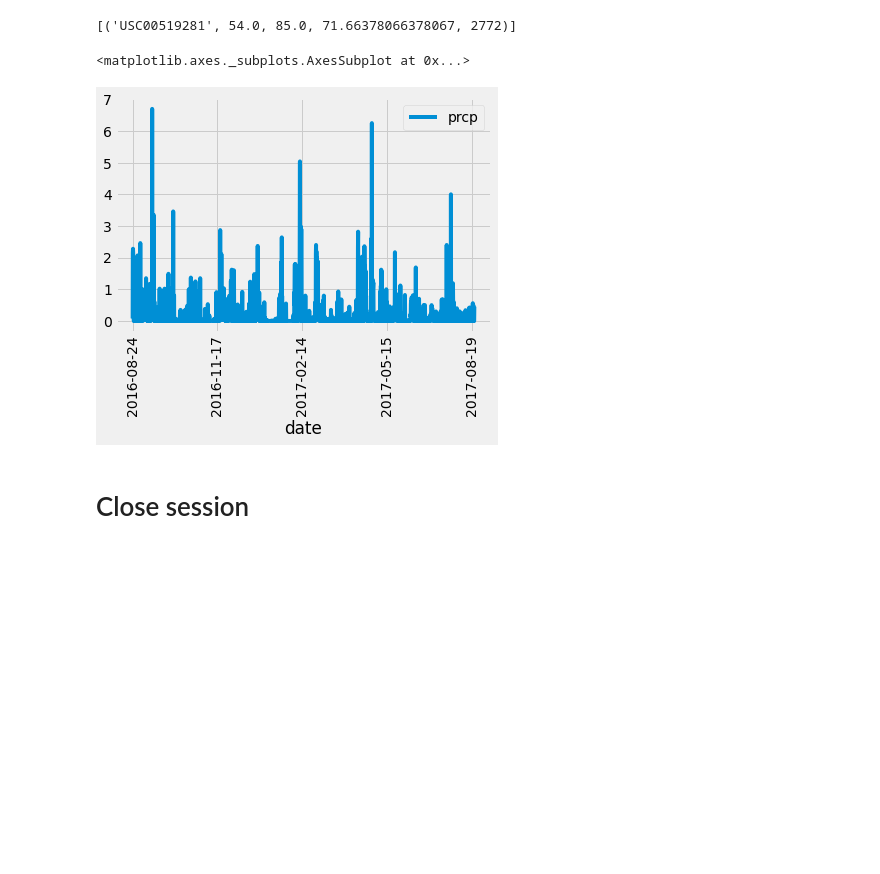
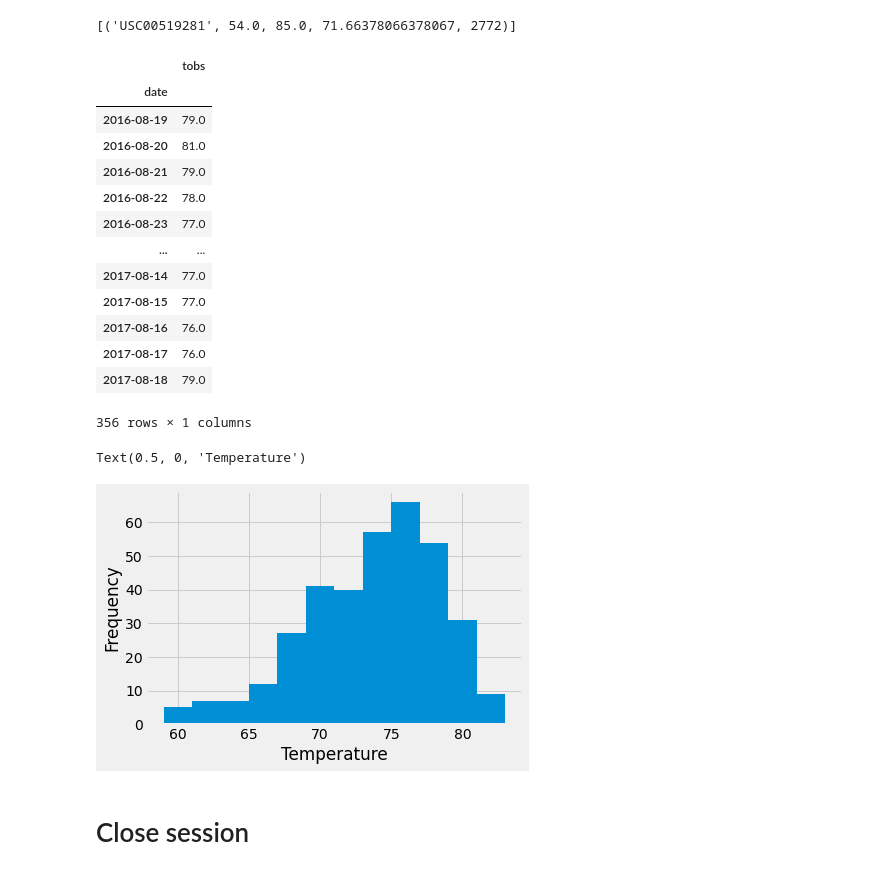
Before and after one commit to cspence001/climate_query_sqlalchemy, a Jupyter notebook: climate_starter.ipynb, the cells around one changed output. Saved outputs shown, nothing was run; the diff lists cells and outputs as text; code cells hidden in the pictures; blank space fills up the shorter version.

```diff
--- a/climate_starter.ipynb
+++ b/climate_starter.ipynb
@@ -208,19 +211,38 @@ last_date
 # Calculate the date one year from the last date in data set for most active station : USC00519281
 year_date = dt.datetime(2016, 8, 18)
 
-# Perform a query to retrieve the data and temperature measurements
+# Perform a query to retrieve the data and temperature measurements for most active station : USC00519281
 temperature_data = session.query(measurement.date, measurement.tobs).\
+filter(measurement.station == 'USC00519281').\
 filter(measurement.date > year_date).all()
 
 # Save the query results as a Pandas DataFrame and set the index to the date column
 temperature_df = pd.DataFrame(temperature_data).set_index('date')
 # Sort the dataframe by date
-temperature_df = df.sort_values(by='date').dropna()
-# Use Pandas Plotting with Matplotlib to plot the data
-temperature_df.plot(rot=90)
+temperature_df = temperature_df.sort_values(by='date').dropna()
+temperature_df
 # %% [output]
+|  | tobs |
+| date |  |
+| 2016-08-19 | 79.0 |
+| 2016-08-20 | 81.0 |
+| 2016-08-21 | 79.0 |
+| 2016-08-22 | 78.0 |
+| 2016-08-23 | 77.0 |
+| ... | ... |
+| 2017-08-14 | 77.0 |
+| 2017-08-15 | 77.0 |
+| 2017-08-16 | 76.0 |
+| 2017-08-17 | 76.0 |
+| 2017-08-18 | 79.0 |
-<matplotlib.axes._subplots.AxesSubplot at 0x...>
+356 rows × 1 columns
-[figure, removed]
+# %%
+# Use Pandas Plotting with Matplotlib to plot the data
+temperature_df['tobs'].plot(kind='hist', bins=12)
+plt.xlabel('Temperature')
+# %% [output]
+Text(0.5, 0, 'Temperature')
+[figure, added]
 # %% [markdown]
 # Close session
 # %%
```
Also changed, not shown: parts of 4 cells of this notebook.
